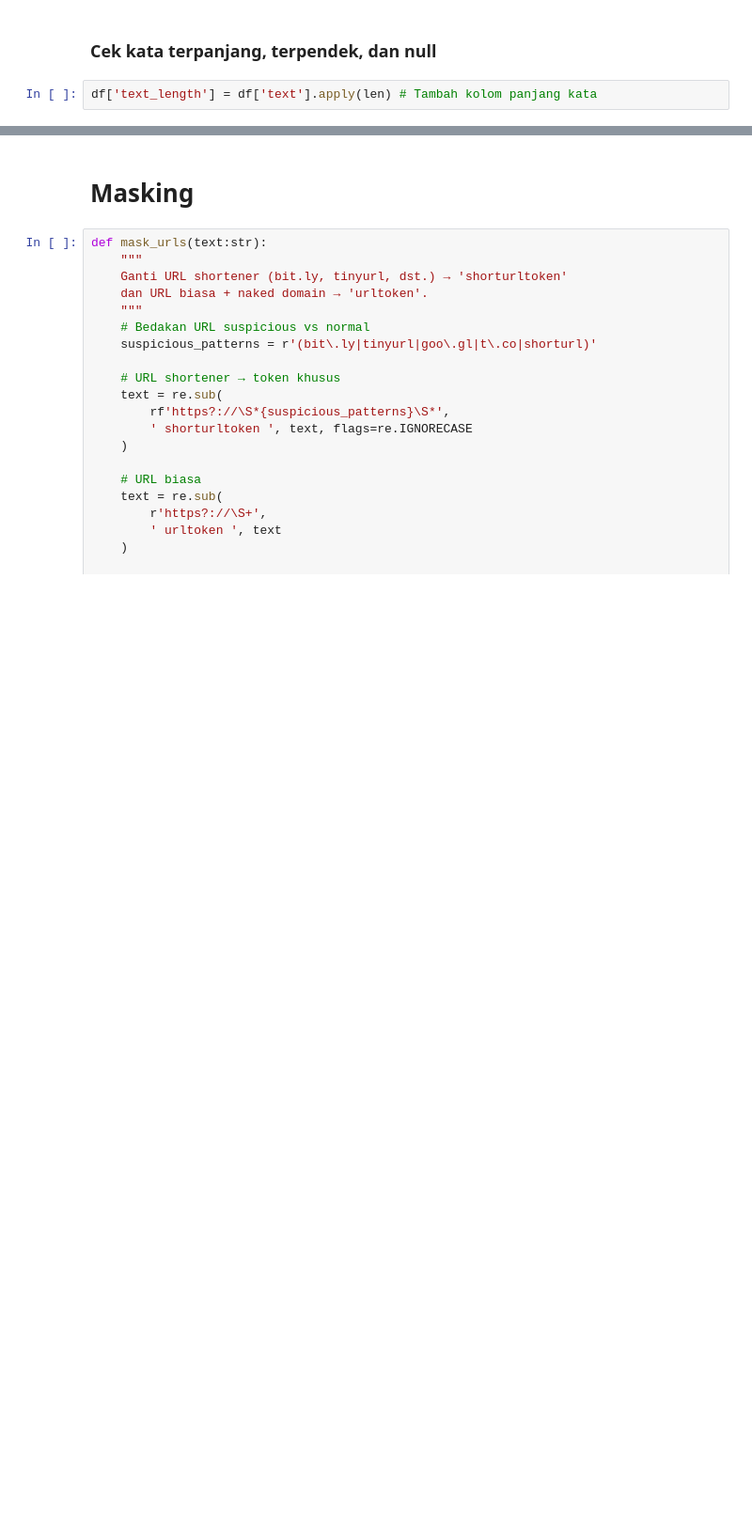
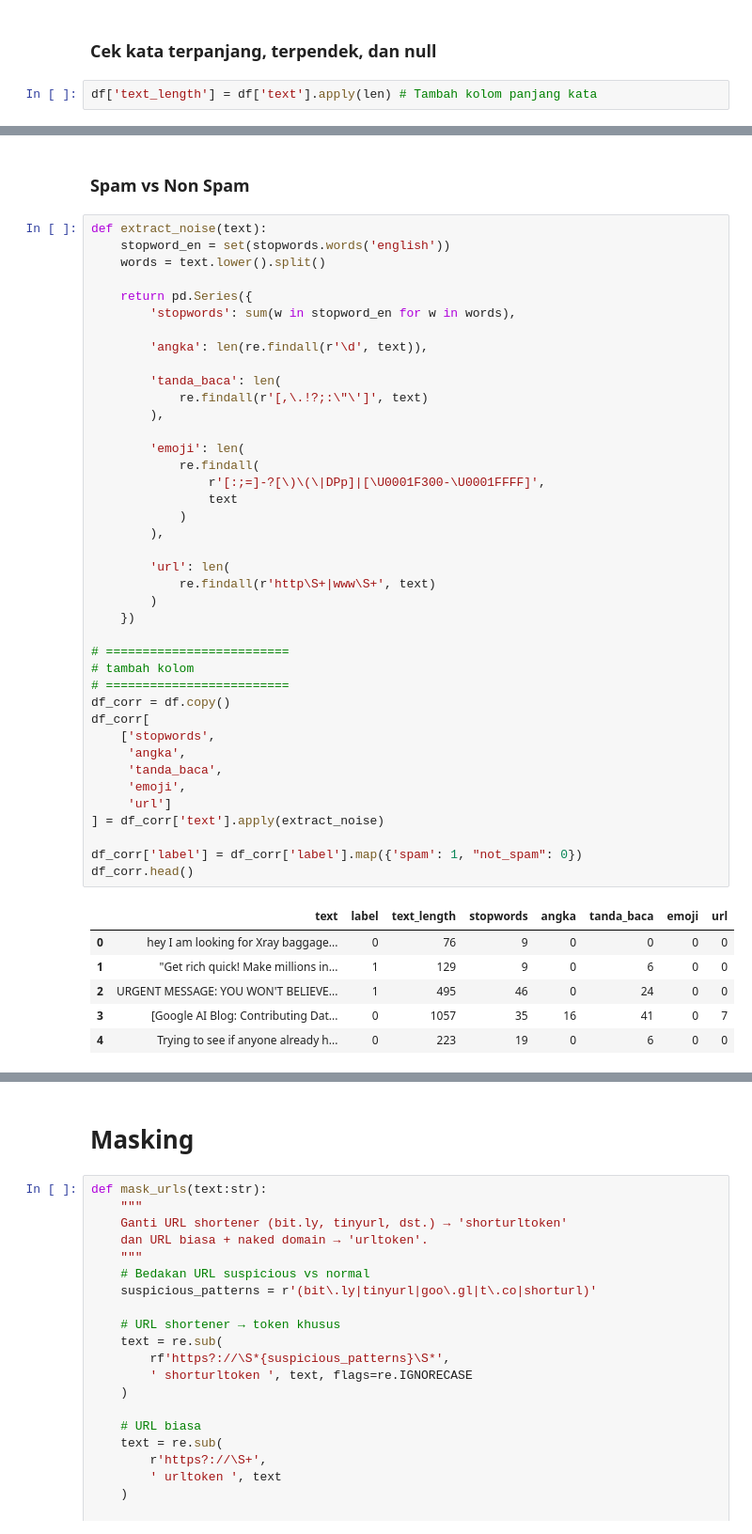
Before and after one commit to SalomoHS/Berlian-Hacktiv8, a Jupyter notebook: Sesi-22/MiniProject.ipynb, the cells around one changed output, grey strips where cells are left out. Shown at 94% size. Cells and saved outputs as stored; diff of their text form; blank space fills up the shorter version.

```diff
--- a/Sesi-22/MiniProject.ipynb
+++ b/Sesi-22/MiniProject.ipynb
@@ -190,0 +227,49 @@ df[df['text_length'] < 10] # Cek kata terpendek (kurang dari 10 character)
+# %% [markdown]
+### Spam vs Non Spam
+# %%
+def extract_noise(text):
+    stopword_en = set(stopwords.words('english'))
+    words = text.lower().split()
+
+    return pd.Series({
+        'stopwords': sum(w in stopword_en for w in words),
+
+        'angka': len(re.findall(r'\d', text)),
+
+        'tanda_baca': len(
+            re.findall(r'[,\.!?;:\"\']', text)
+        ),
+
+        'emoji': len(
+            re.findall(
+                r'[:;=]-?[\)\(\|DPp]|[\U0001F300-\U0001FFFF]',
+                text
+            )
+        ),
+
+        'url': len(
+            re.findall(r'http\S+|www\S+', text)
+        )
+    })
+
+# =========================
+# tambah kolom
+# =========================
+df_corr = df.copy()
+df_corr[
+    ['stopwords',
+     'angka',
+     'tanda_baca',
+     'emoji',
+     'url']
+] = df_corr['text'].apply(extract_noise)
+
+df_corr['label'] = df_corr['label'].map({'spam': 1, "not_spam": 0})
+df_corr.head()
+# %% [output]
+|  | text | label | text_length | stopwords | angka | tanda_baca | emoji | url |
+| 0 | hey I am looking for Xray baggage... | 0 | 76 | 9 | 0 | 0 | 0 | 0 |
+| 1 | "Get rich quick! Make millions in... | 1 | 129 | 9 | 0 | 6 | 0 | 0 |
+| 2 | URGENT MESSAGE: YOU WON'T BELIEVE... | 1 | 495 | 46 | 0 | 24 | 0 | 0 |
+| 3 | [Google AI Blog: Contributing Dat... | 0 | 1057 | 35 | 16 | 41 | 0 | 7 |
+| 4 | Trying to see if anyone already h... | 0 | 223 | 19 | 0 | 6 | 0 | 0 |
```
Also changed, not shown: parts of 86 cells of this notebook, 1 other file.
